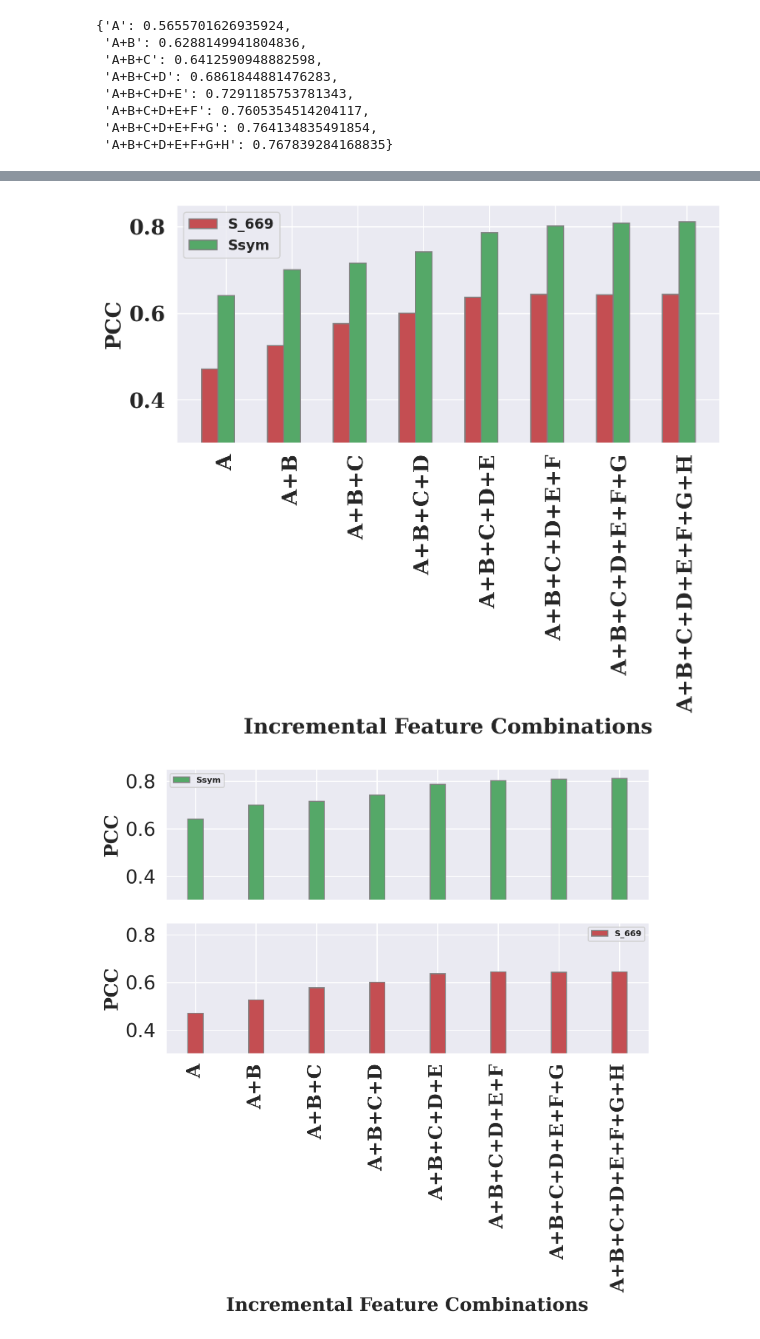
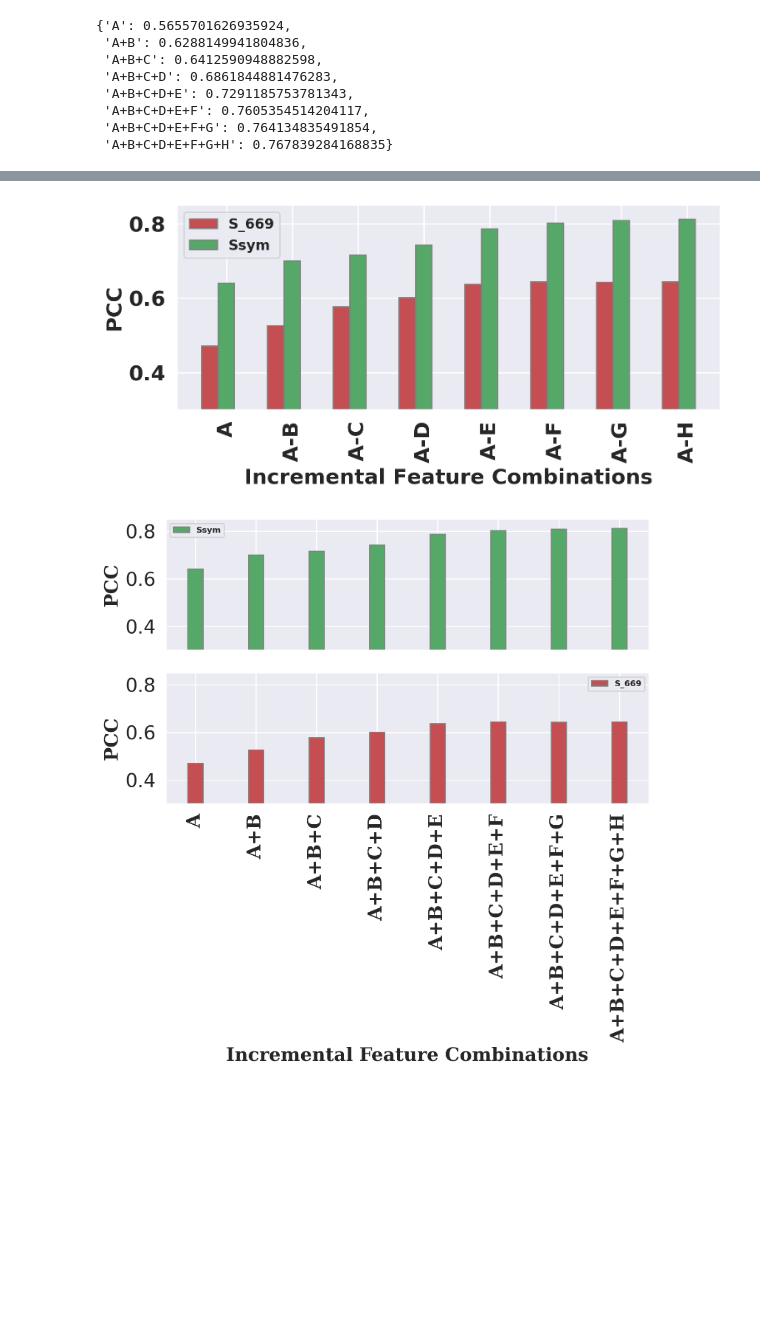
Before and after one commit to SajidAhmeduiu/ProteinMPNN, a Jupyter notebook: Sajid_Additions/Quick_Dirty_MPNN_ML_V2_VGRAPHS_V1.ipynb, the cells around one changed output, grey strips where cells are left out. Drawn from its saved outputs; the diff is of its cells as text; code cells hidden in the pictures; blank space fills up the shorter version.

```diff
--- a/Sajid_Additions/Quick_Dirty_MPNN_ML_V2_VGRAPHS_V1.ipynb
+++ b/Sajid_Additions/Quick_Dirty_MPNN_ML_V2_VGRAPHS_V1.ipynb
@@ -57,7 +56,7 @@ list_proteins_to_skip = []
 
 for name in list_dataset_names:
     mapping_dict = {}
-    pdbDirectory = f"/content/drive/MyDrive/ACCRE_PyRun_Setup/{name}_PDB_Files"
+    pdbDirectory = f"/home/ahmes10/amino_acids/git_dir/ProteinMPNN_Testing/ProteinMPNN/Sajid_Additions/ACCRE_PyRun_Setup/{name}_PDB_Files"
     parser = PDBParser(QUIET=True)
     # some proteins need to be skipped for now due to ICODE related discrapency
     proteins_to_skip = []
@@ -1030,7 +1072,7 @@ for n_iter in tqdm(range(n_iterations)):
     results_tracking_dict["S_921_direct_PCC"] = {}
     results_tracking_dict["S_921_reverse_PCC"] = {}
     results_tracking_dict["S_921_total_RMSE"] = {}
-    results_tracking_dict["S_921_direct_RMSE"] = {}
+#     results_tracking_dict["S_921_direct_RMSE"] = {}
     results_tracking_dict["S_921_reverse_RMSE"] = {}
     results_tracking_dict["S_669_total_PCC"] = {}
     results_tracking_dict["S_669_direct_PCC"] = {}
@@ -1249,8 +1371,14 @@ sns.set(font_scale=1.7)
 dpi_loc = 100
 fig = plt.figure(figsize=(7, 3), dpi=dpi_loc)
 ax = fig.add_axes([0,0,1,1])
-methods = [i for i in dict_mean(list_S_921_total_PCC).keys()]
-vals = [i for i in dict_mean(list_S_921_total_PCC).values()]
+methods = []
+for i in dict_mean(list_S_921_total_PCC).keys():
+    if len(i) == 1:
+        methods.append(i)
+    else:
+        j = i.split("+")
+        methods.append(f"{j[0]}-{j[-1]}")
+vals = [i for i in dict_mean(list_Ssym_total_PCC).values()]
 plt.ylabel("PCC",fontsize=18,fontweight="bold",fontfamily="serif")
 plt.xlabel("Incremental Feature Combinations",fontsize=18,fontweight="bold",fontfamily="serif")
 plt.xticks(fontsize=18,fontweight="bold",fontfamily="serif")
@@ -1321,40 +1395,47 @@ import seaborn as sns
 import matplotlib.pyplot as plt
 import numpy as np
 
 sns.set(font_scale=1.7)
 
 # set height of bar
 S_669_PCC_vals = [i for i in dict_mean(list_S_669_total_PCC).values()]
 Ssym_PCC_vals = [i for i in dict_mean(list_Ssym_total_PCC).values()]
-feature_combination_names =  [i for i in dict_mean(list_S_669_total_PCC).keys()]
+
+feature_combination_names = []
+for i in dict_mean(list_S_669_total_PCC).keys():
+    if len(i) == 1:
+        feature_combination_names.append(i)
+    else:
+        j = i.split("+")
+        feature_combination_names.append(f"{j[0]}-{j[-1]}")
 
 dpi_loc = 200
 barWidth = 0.25
-fig = plt.figure(figsize=(8, 7), dpi=dpi_loc)
+fig = plt.figure(figsize=(8, 4), dpi=dpi_loc)
 
 # Set position of bar on X axis
 br1 = np.arange(len(feature_combination_names))
 br2 = [x + barWidth for x in br1]
 br3 = [x + barWidth for x in br2]
 
-plt.ylabel("PCC",fontsize=18,fontweight="bold",fontfamily="serif")
-plt.xlabel("Incremental Feature Combinations",fontsize=18,fontweight="bold",fontfamily="serif")
-plt.xticks(ticks=[r + barWidth for r in range(len(feature_combination_names))],labels=feature_combination_names,rotation=90,fontsize=18,fontweight="bold",fontfamily="serif")
-plt.yticks(fontsize=18,fontweight="bold",fontfamily="serif")
+plt.ylabel("PCC",fontsize=18,fontweight="bold",fontfamily="sans-serif")
+plt.xlabel("Incremental Feature Combinations",fontsize=18,fontweight="bold",fontfamily="sans-serif")
+plt.xticks(ticks=[r + barWidth for r in range(len(feature_combination_names))],labels=feature_combination_names,rotation=90,fontsize=18,fontweight="bold",fontfamily="sans-serif")
+plt.yticks(fontsize=18,fontweight="bold",fontfamily="sans-serif")
 plt.ylim(0.30,0.85)
 
 # Make the plot
 plt.bar(br1, S_669_PCC_vals, color ='r', width = barWidth,
         edgecolor ='grey', label ='S_669')
 plt.bar(br2, Ssym_PCC_vals, color ='g', width = barWidth,
         edgecolor ='grey', label ='Ssym')
 
 legend_prop={'size': 12, 'weight':"bold"}
 plt.legend(prop=legend_prop)
 plt.tight_layout()
 plt.show()
 # %% [output]
-[figure, old version]
+[figure, new version]
 # %%
 import seaborn as sns
 import matplotlib.pyplot as plt
```
Also changed, not shown: parts of 21 cells of this notebook.
